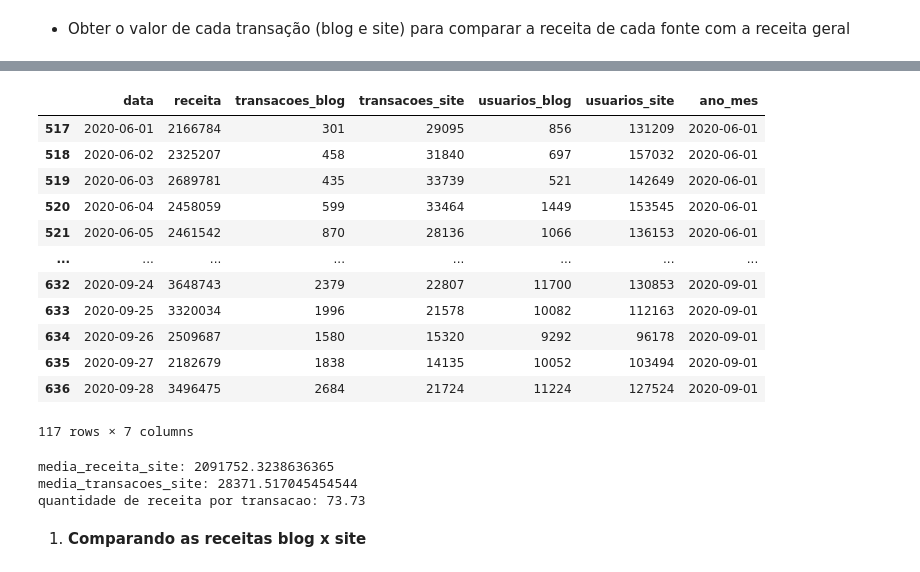
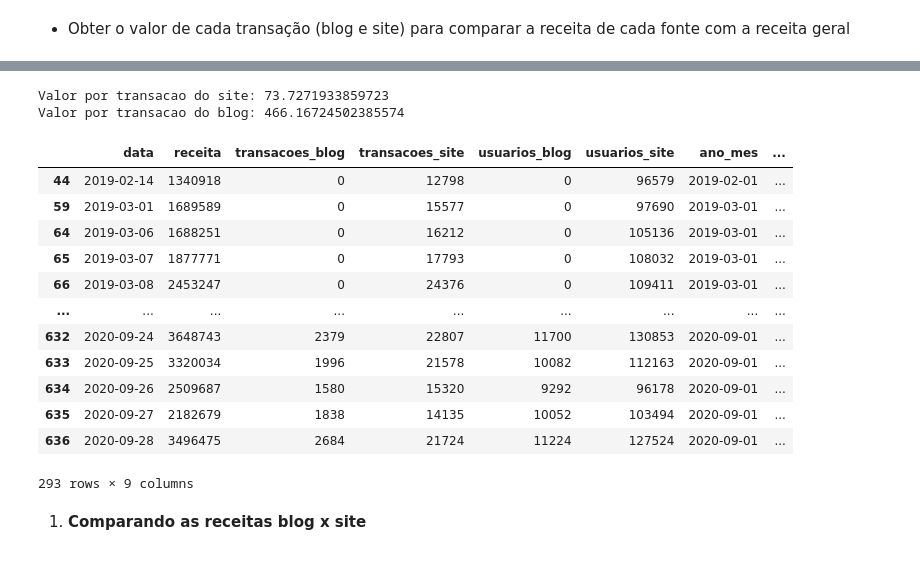
Before and after one commit to LaizaCostaa/Case-An-lise-de-faturamento-Blog-x-Site, a Jupyter notebook: Case_blogxsite.ipynb, the cells around one changed output, grey strips where cells are left out. Cells and saved outputs as stored; diff of their text form; code cells hidden in the pictures.

```diff
--- a/Case_blogxsite.ipynb
+++ b/Case_blogxsite.ipynb
@@ -492,38 +470,36 @@ df_sem_outlier_site
-# %%
-# obtendo apenas o dataframe do blog
-df_sem_outlier_blog = df_sem_outlier[df_sem_outlier.transacoes_blog > 0]
-df_sem_outlier_blog
-# %% [output]
-|  | data | receita | transacoes_blog | transacoes_site | usuarios_blog | usuarios_site | ano_mes |
-| 517 | 2020-06-01 | 2166784 | 301 | 29095 | 856 | 131209 | 2020-06-01 |
-| 518 | 2020-06-02 | 2325207 | 458 | 31840 | 697 | 157032 | 2020-06-01 |
-| 519 | 2020-06-03 | 2689781 | 435 | 33739 | 521 | 142649 | 2020-06-01 |
-| 520 | 2020-06-04 | 2458059 | 599 | 33464 | 1449 | 153545 | 2020-06-01 |
-| 521 | 2020-06-05 | 2461542 | 870 | 28136 | 1066 | 136153 | 2020-06-01 |
-| ... | ... | ... | ... | ... | ... | ... | ... |
-| 632 | 2020-09-24 | 3648743 | 2379 | 22807 | 11700 | 130853 | 2020-09-01 |
-| 633 | 2020-09-25 | 3320034 | 1996 | 21578 | 10082 | 112163 | 2020-09-01 |
-| 634 | 2020-09-26 | 2509687 | 1580 | 15320 | 9292 | 96178 | 2020-09-01 |
-| 635 | 2020-09-27 | 2182679 | 1838 | 14135 | 10052 | 103494 | 2020-09-01 |
-| 636 | 2020-09-28 | 3496475 | 2684 | 21724 | 11224 | 127524 | 2020-09-01 |
-117 rows × 7 columns
-# %%
-# quantidade de receita para cada transacao do site
-df_sem_outlier_site = df_antes_blog  # df_site[ (df_site.data >= '2019-01-01') & (df_site.data <= '2019-09-01')]
-
-media_receita_site = df_sem_outlier_site.receita.mean()
-print(f'media_receita_site: {media_receita_site}')
-
-media_transacoes_site = df_sem_outlier_site.transacoes_site.mean()  # sum = 2953738 e count = 244
-print(f'media_transacoes_site: {media_transacoes_site}')
-
-# quantidade de receita por transacao site
-receita_por_transacao = media_receita_site/media_transacoes_site
-print(f'quantidade de receita por transacao: {receita_por_transacao:.2f}')
-# %% [output]
-media_receita_site: 2091752.3238636365
-media_transacoes_site: 28371.517045454544
-quantidade de receita por transacao: 73.73
+# %%
+# Calcular a receita para cada transação do site antes do lançamento do blog
+media_receita_site = df_antes_blog['receita'].mean()
+media_transacoes_site = df_antes_blog['transacoes_site'].mean()
+receita_por_transacao_site = media_receita_site / media_transacoes_site
+
+df_sem_outlier['receita_site'] = df_sem_outlier.transacoes_site * receita_por_transacao_site
+df_sem_outlier['receita_blog'] = df_sem_outlier.receita - df_sem_outlier.receita_site
+
+# Calcular a receita para cada transação do blog
+media_receita_blog = df_sem_outlier['receita_blog'].mean()
+media_transacoes_blog = df_sem_outlier['transacoes_blog'].mean()
+receita_por_transacao_blog = media_receita_blog / media_transacoes_blog
+
+print(f'Valor por transacao do site: {receita_por_transacao_site}')
+print(f'Valor por transacao do blog: {receita_por_transacao_blog}')
+df_sem_outlier
+# %% [output]
+Valor por transacao do site: 73.7271933859723
+Valor por transacao do blog: 466.16724502385574
+|  | data | receita | transacoes_blog | transacoes_site | usuarios_blog | usuarios_site | ano_mes | ... |
+| 44 | 2019-02-14 | 1340918 | 0 | 12798 | 0 | 96579 | 2019-02-01 | ... |
+| 59 | 2019-03-01 | 1689589 | 0 | 15577 | 0 | 97690 | 2019-03-01 | ... |
+| 64 | 2019-03-06 | 1688251 | 0 | 16212 | 0 | 105136 | 2019-03-01 | ... |
+| 65 | 2019-03-07 | 1877771 | 0 | 17793 | 0 | 108032 | 2019-03-01 | ... |
+| 66 | 2019-03-08 | 2453247 | 0 | 24376 | 0 | 109411 | 2019-03-01 | ... |
+| ... | ... | ... | ... | ... | ... | ... | ... | ... |
+| 632 | 2020-09-24 | 3648743 | 2379 | 22807 | 11700 | 130853 | 2020-09-01 | ... |
+| 633 | 2020-09-25 | 3320034 | 1996 | 21578 | 10082 | 112163 | 2020-09-01 | ... |
+| 634 | 2020-09-26 | 2509687 | 1580 | 15320 | 9292 | 96178 | 2020-09-01 | ... |
+| 635 | 2020-09-27 | 2182679 | 1838 | 14135 | 10052 | 103494 | 2020-09-01 | ... |
+| 636 | 2020-09-28 | 3496475 | 2684 | 21724 | 11224 | 127524 | 2020-09-01 | ... |
+293 rows × 9 columns
 # %% [markdown]
 1. **Comparando as receitas blog x site**
 # %%
```
Also changed, not shown: parts of 19 cells of this notebook.
